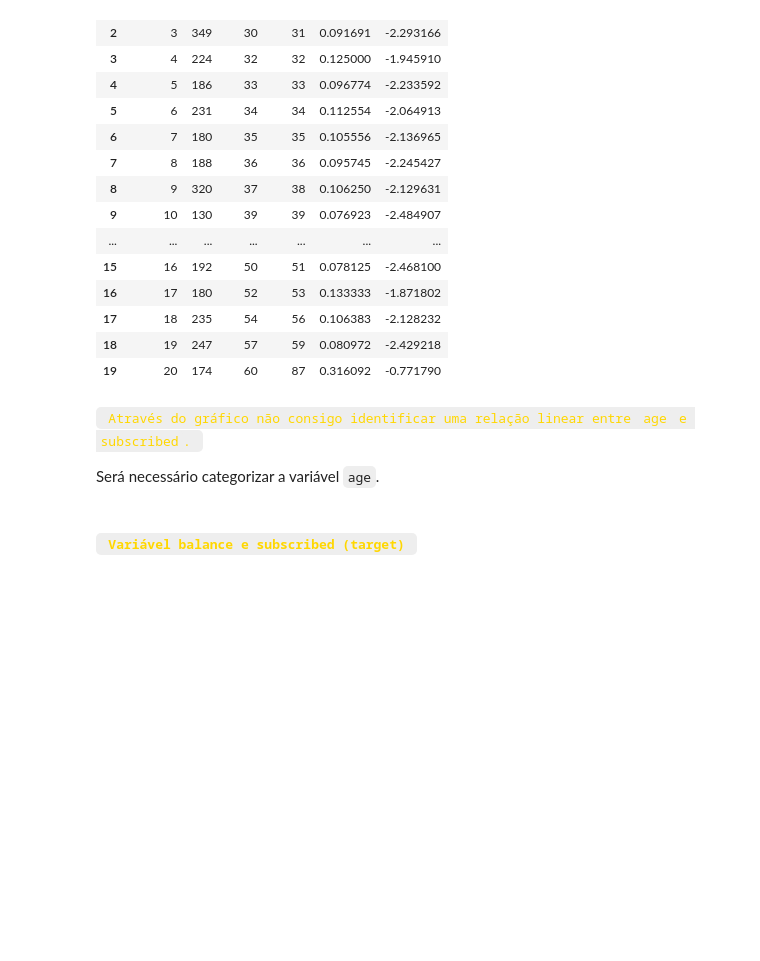
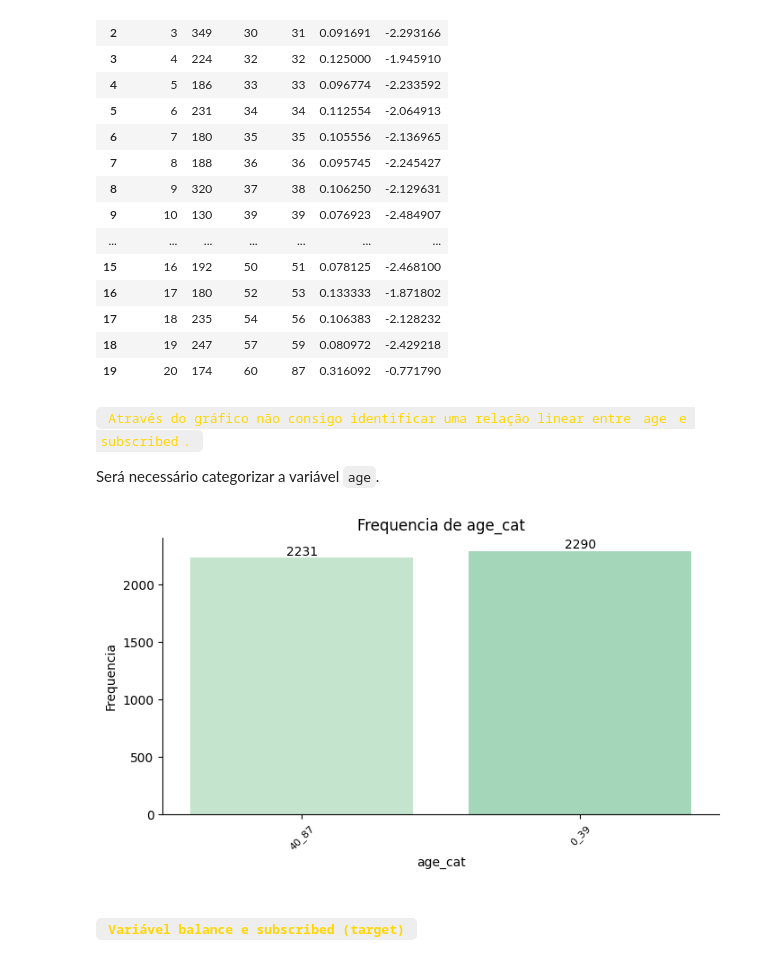
Before and after one commit to AAndreo/bank.marketing, a Jupyter notebook: bank_marketing/eda.ipynb, the cells around one changed output. Saved outputs shown, nothing was run; the diff lists cells and outputs as text; code cells hidden in the pictures; blank space fills up the shorter version.

```diff
--- a/bank_marketing/eda.ipynb
+++ b/bank_marketing/eda.ipynb
@@ -742,3 +750,7 @@ rl.analise_var_numerica_por_percentil(data=df_bank_marketing, x='age', y='subscr
+# %%
+eda_bank_marketing.plot_frequencia_cat(coluna='age_cat')
+# %% [output]
+[figure, added]
 # %% [markdown]
 ##### <code style="color:gold"> Variável balance e subscribed (target)  </code>
 # %%
```
Also changed, not shown: parts of 267 cells of this notebook, 3 other files.
